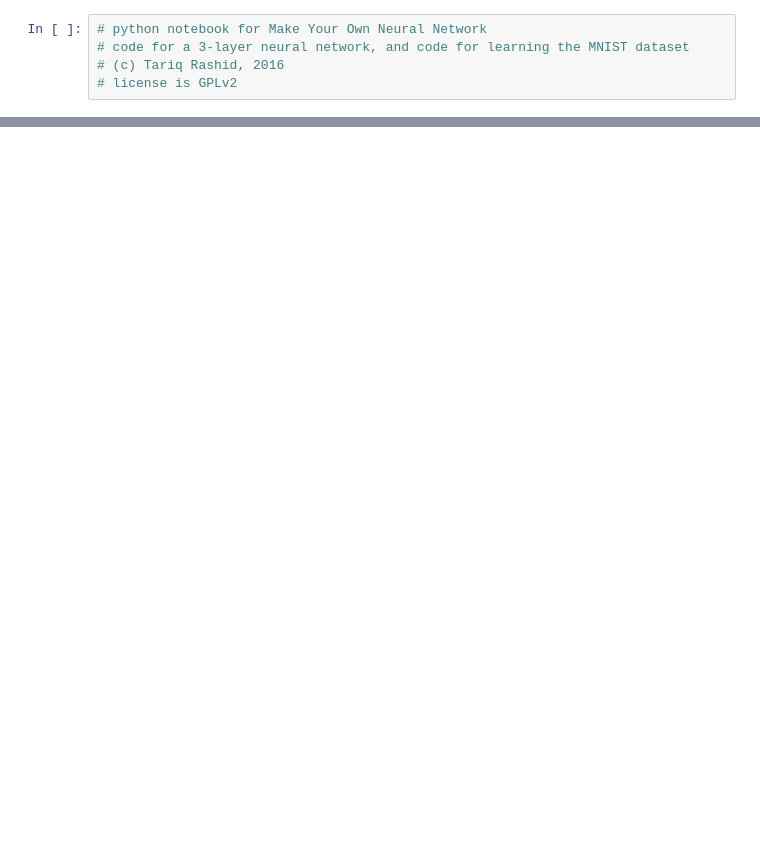
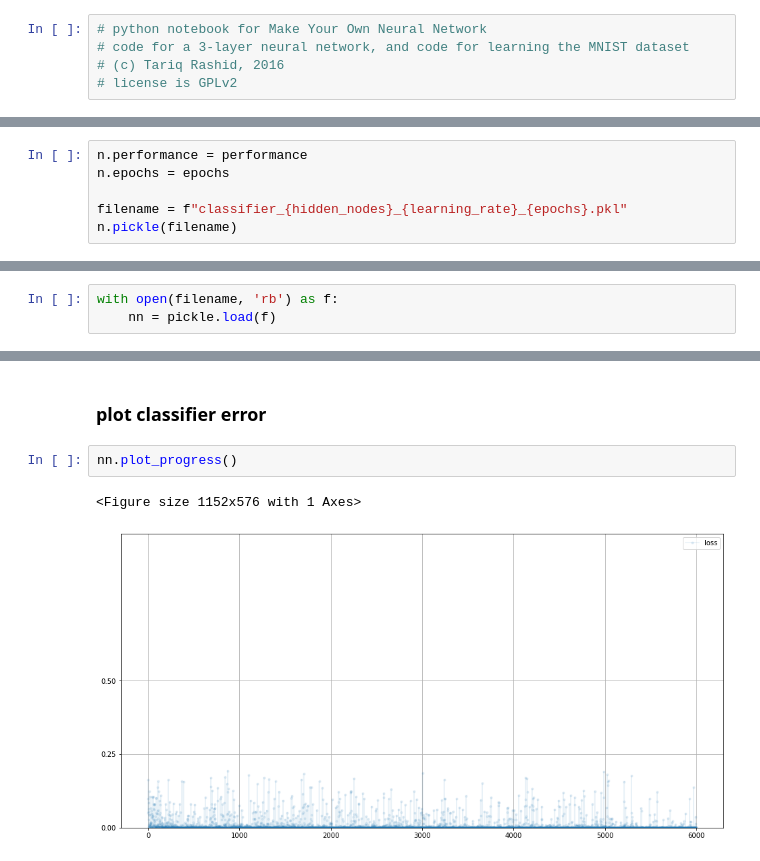
Before and after one commit to Fengzi21/makeyourownneuralnetwork, a Jupyter notebook: part2_neural_network_mnist_data.ipynb, the cells around one changed output, grey strips where cells are left out. Drawn from its saved outputs; the diff is of its cells as text; blank space fills up the shorter version.

Commit message:
a lot of performance analysis

```diff
--- a/part2_neural_network_mnist_data.ipynb
+++ b/part2_neural_network_mnist_data.ipynb
@@ -93,0 +117,6 @@ performance =  0.9758
+# %%
+n.performance = performance
+n.epochs = epochs
+
+filename = f"classifier_{hidden_nodes}_{learning_rate}_{epochs}.pkl"
+n.pickle(filename)
@@ -93,0 +125,3 @@ performance =  0.9758
+# %%
+with open(filename, 'rb') as f:
+    nn = pickle.load(f)
@@ -93,0 +145,7 @@ performance =  0.9758
+# %% [markdown]
+### plot classifier error
+# %%
+nn.plot_progress()
+# %% [output]
+<Figure size 1152x576 with 1 Axes>
+[figure, added]
```
Also changed, not shown: parts of 22 cells of this notebook, 14 other files.
